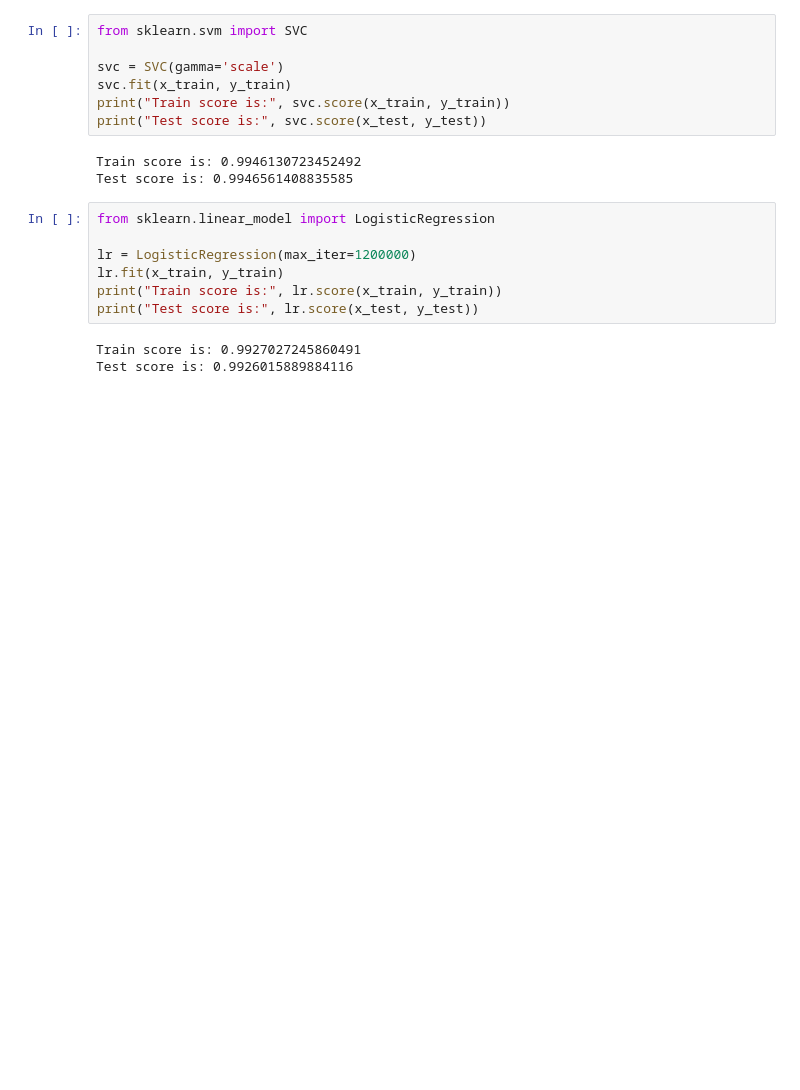
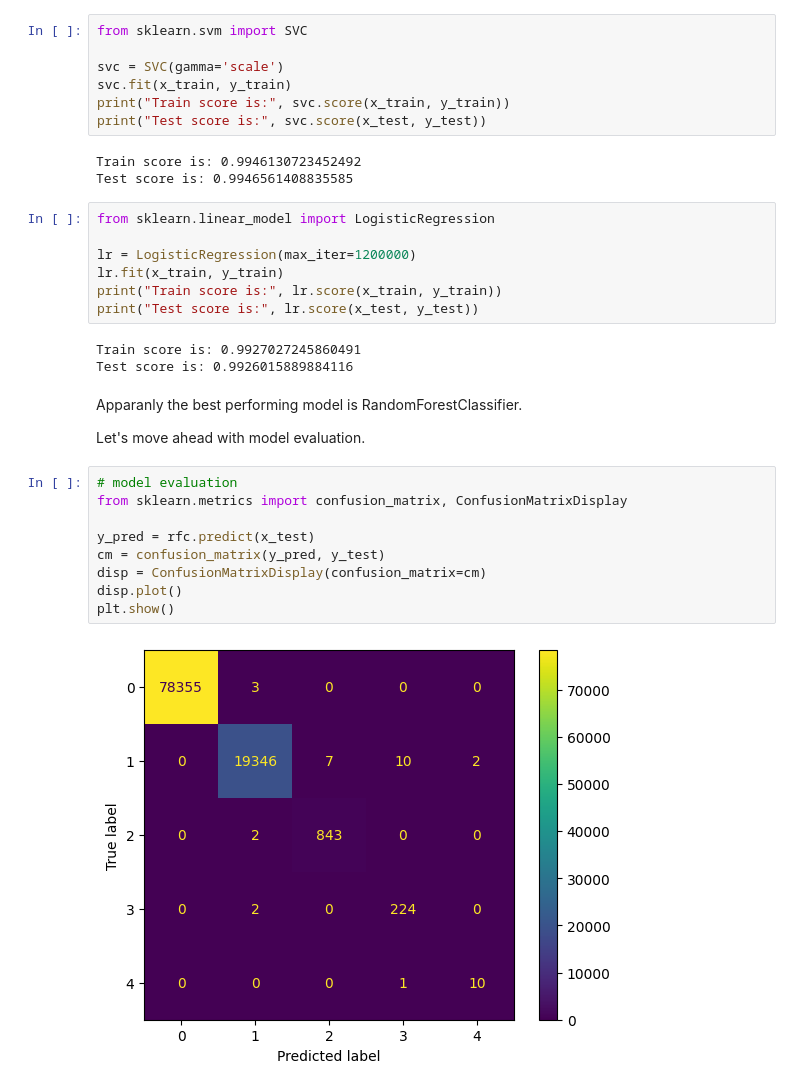
Before and after one commit to rizz045/Intrusion-Detection-System-Using-ML, a Jupyter notebook: Intrusion_Detection_System_Using_ML.ipynb, the cells around one changed output. Saved outputs shown, nothing was run; the diff lists cells and outputs as text; blank space fills up the shorter version.

```diff
--- a/Intrusion_Detection_System_Using_ML.ipynb
+++ b/Intrusion_Detection_System_Using_ML.ipynb
@@ -347,3 +346,18 @@ print("Test score is:", lr.score(x_test, y_test))
 # %% [output]
 Train score is: 0.9927027245860491
 Test score is: 0.9926015889884116
+# %% [markdown]
+Apparanly the best performing model is RandomForestClassifier.
+
+Let's move ahead with model evaluation.
+# %%
+# model evaluation
+from sklearn.metrics import confusion_matrix, ConfusionMatrixDisplay
+
+y_pred = rfc.predict(x_test)
+cm = confusion_matrix(y_pred, y_test)
+disp = ConfusionMatrixDisplay(confusion_matrix=cm)
+disp.plot()
+plt.show()
+# %% [output]
+[figure, added]
```
Also changed, not shown: parts of 3 cells of this notebook.
